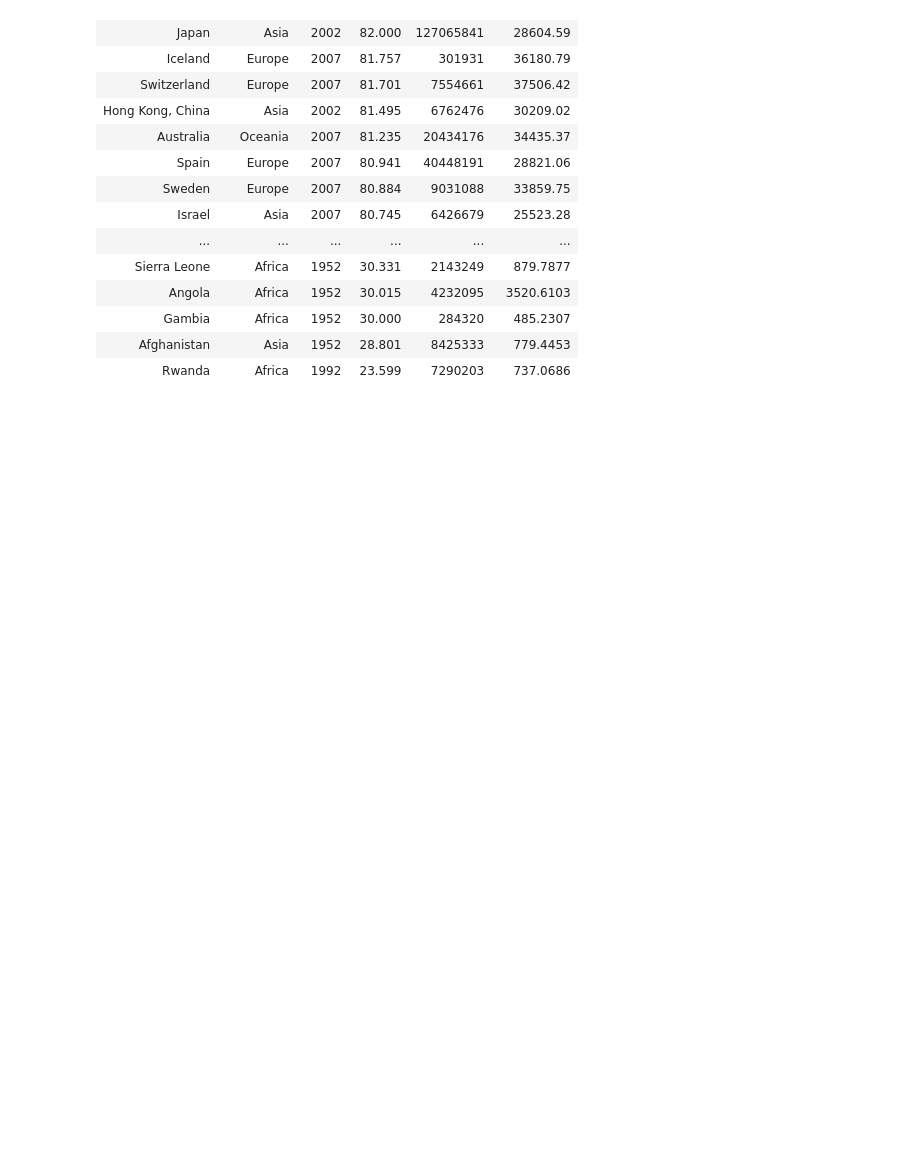
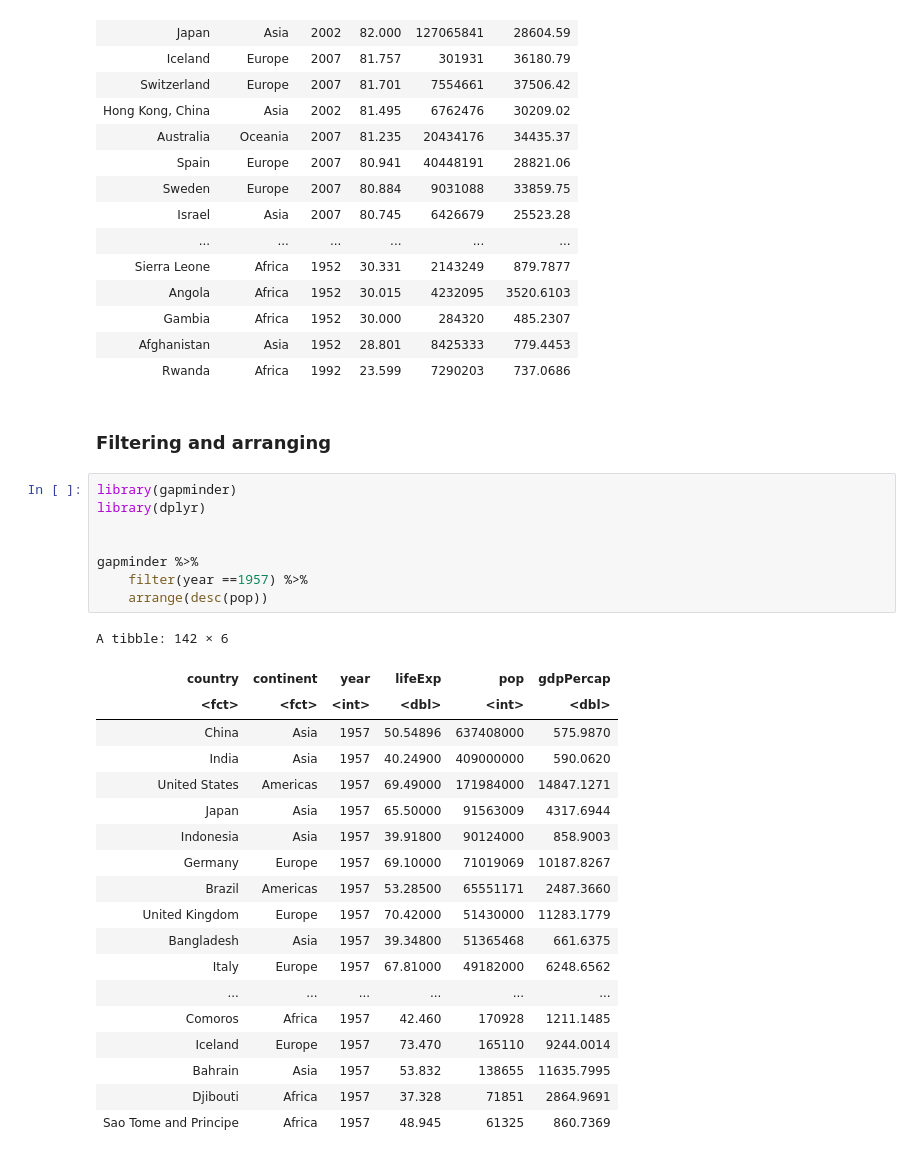
Before and after one commit to ozlerhakan/datacamp, a Jupyter notebook: Introduction to the Tidyverse/chapter1.ipynb, the cells around one changed output. Drawn from its saved outputs; the diff is of its cells as text; blank space fills up the shorter version.

Commit message:
add a task of filter by year and order by population

```diff
--- a/Introduction to the Tidyverse/chapter1.ipynb
+++ b/Introduction to the Tidyverse/chapter1.ipynb
@@ -125,3 +125,33 @@ A tibble: 1704 × 6
 | Gambia | Africa | 1952 | 30.000 | 284320 | 485.2307 |
 | Afghanistan | Asia | 1952 | 28.801 | 8425333 | 779.4453 |
 | Rwanda | Africa | 1992 | 23.599 | 7290203 | 737.0686 |
+# %% [markdown]
+### Filtering and arranging
+# %%
+library(gapminder)
+library(dplyr)
+
+
+gapminder %>%
+    filter(year ==1957) %>%
+    arrange(desc(pop))
+# %% [output]
+A tibble: 142 × 6
+| country | continent | year | lifeExp | pop | gdpPercap |
+| <fct> | <fct> | <int> | <dbl> | <int> | <dbl> |
+| China | Asia | 1957 | 50.54896 | 637408000 | 575.9870 |
+| India | Asia | 1957 | 40.24900 | 409000000 | 590.0620 |
+| United States | Americas | 1957 | 69.49000 | 171984000 | 14847.1271 |
+| Japan | Asia | 1957 | 65.50000 | 91563009 | 4317.6944 |
+| Indonesia | Asia | 1957 | 39.91800 | 90124000 | 858.9003 |
+| Germany | Europe | 1957 | 69.10000 | 71019069 | 10187.8267 |
+| Brazil | Americas | 1957 | 53.28500 | 65551171 | 2487.3660 |
+| United Kingdom | Europe | 1957 | 70.42000 | 51430000 | 11283.1779 |
+| Bangladesh | Asia | 1957 | 39.34800 | 51365468 | 661.6375 |
+| Italy | Europe | 1957 | 67.81000 | 49182000 | 6248.6562 |
+| ... | ... | ... | ... | ... | ... |
+| Comoros | Africa | 1957 | 42.460 | 170928 | 1211.1485 |
+| Iceland | Europe | 1957 | 73.470 | 165110 | 9244.0014 |
+| Bahrain | Asia | 1957 | 53.832 | 138655 | 11635.7995 |
+| Djibouti | Africa | 1957 | 37.328 | 71851 | 2864.9691 |
+| Sao Tome and Principe | Africa | 1957 | 48.945 | 61325 | 860.7369 |
```
